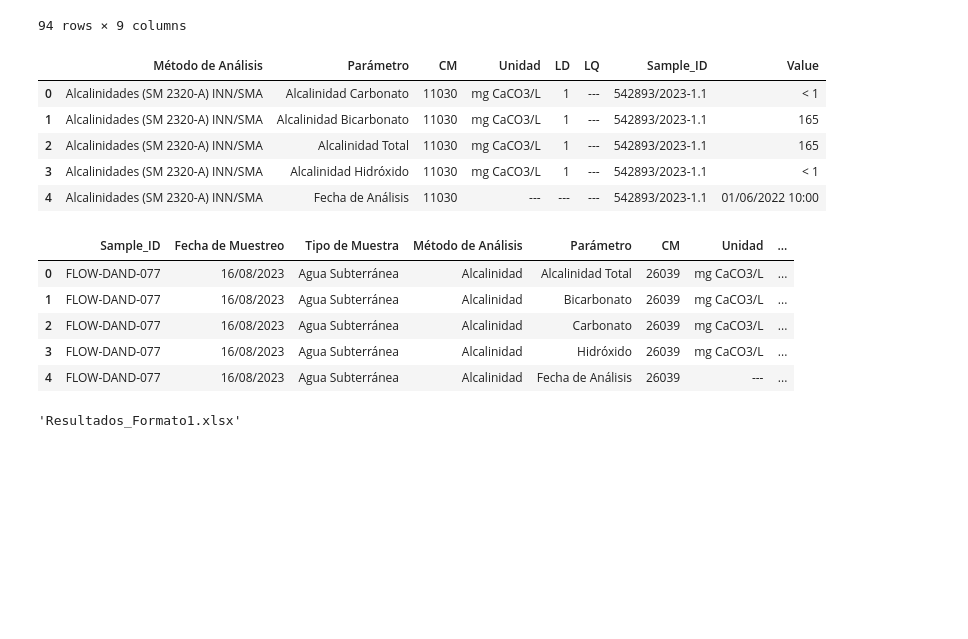
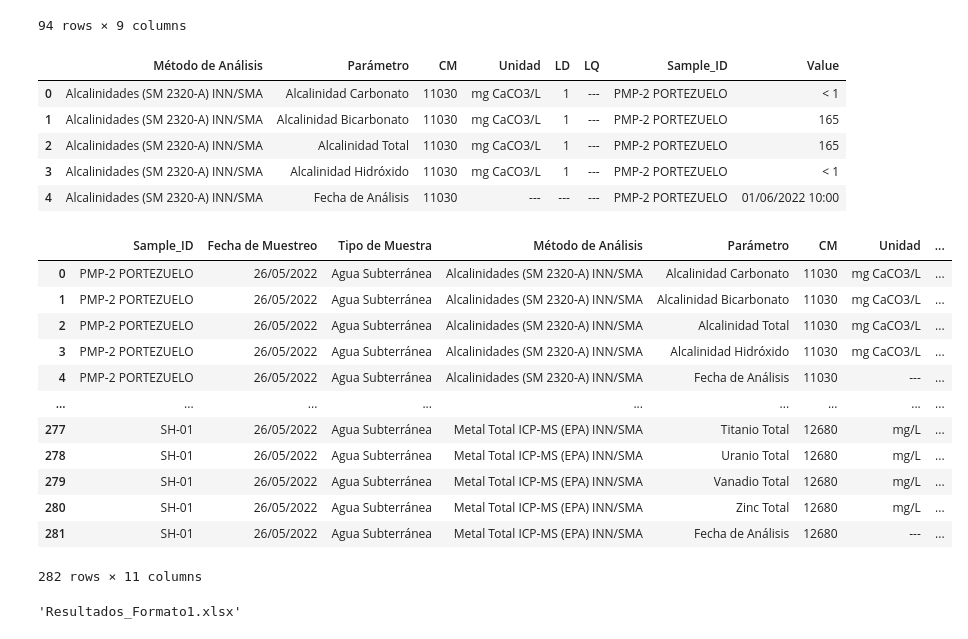
Before and after one commit to franciscoalejandro898/Tecnolog-a_Flow, a Jupyter notebook: Compilado_mlp/Actualiza_BD_PostgreSQL_Templates.ipynb, the cells around one changed output. Drawn from its saved outputs; the diff is of its cells as text; code cells hidden in the pictures; blank space fills up the shorter version.

```diff
--- a/Compilado_mlp/Actualiza_BD_PostgreSQL_Templates.ipynb
+++ b/Compilado_mlp/Actualiza_BD_PostgreSQL_Templates.ipynb
@@ -91,9 +91,9 @@ column_names = [
     "Unidad",
     "LD",
     "LQ",
-    "542893/2023-1.1",
-    "542892/2023-1.1",
-    "542894/2023-1.0",
+    "PMP-2 PORTEZUELO",
+    "PMP-1 PORTEZUELO",
+    "SH-01",
     # "542887/2023-1.0",
     # "542888/2023-1.0",
     # "542889/2023-1.0",
@@ -113,46 +113,54 @@ melted_data = pd.melt(data_for_melting,
 melted_data.head()
 # %% [output]
 |  | Método de Análisis | Parámetro | CM | Unidad | LD | LQ | Sample_ID | Value |
-| 0 | Alcalinidades (SM 2320-A) INN/SMA | Alcalinidad Carbonato | 11030 | mg CaCO3/L | 1 | --- | 542893/2023-1.1 | < 1 |
-| 1 | Alcalinidades (SM 2320-A) INN/SMA | Alcalinidad Bicarbonato | 11030 | mg CaCO3/L | 1 | --- | 542893/2023-1.1 | 165 |
-| 2 | Alcalinidades (SM 2320-A) INN/SMA | Alcalinidad Total | 11030 | mg CaCO3/L | 1 | --- | 542893/2023-1.1 | 165 |
-| 3 | Alcalinidades (SM 2320-A) INN/SMA | Alcalinidad Hidróxido | 11030 | mg CaCO3/L | 1 | --- | 542893/2023-1.1 | < 1 |
-| 4 | Alcalinidades (SM 2320-A) INN/SMA | Fecha de Análisis | 11030 | --- | --- | --- | 542893/2023-1.1 | 01/06/2022 10:00 |
+| 0 | Alcalinidades (SM 2320-A) INN/SMA | Alcalinidad Carbonato | 11030 | mg CaCO3/L | 1 | --- | PMP-2 PORTEZUELO | < 1 |
+| 1 | Alcalinidades (SM 2320-A) INN/SMA | Alcalinidad Bicarbonato | 11030 | mg CaCO3/L | 1 | --- | PMP-2 PORTEZUELO | 165 |
+| 2 | Alcalinidades (SM 2320-A) INN/SMA | Alcalinidad Total | 11030 | mg CaCO3/L | 1 | --- | PMP-2 PORTEZUELO | 165 |
+| 3 | Alcalinidades (SM 2320-A) INN/SMA | Alcalinidad Hidróxido | 11030 | mg CaCO3/L | 1 | --- | PMP-2 PORTEZUELO | < 1 |
+| 4 | Alcalinidades (SM 2320-A) INN/SMA | Fecha de Análisis | 11030 | --- | --- | --- | PMP-2 PORTEZUELO | 01/06/2022 10:00 |
 # %%
 
 # Cargamos nuevamente los datos originales de la hoja de resultados
 original_data = excel_data.parse('Resultados')
 
-# extraer las filas con los datos de identificación, fecha y tipo de muestra
+# # extraer las filas con los datos de identificación, fecha y tipo de muestra
 identification_data = original_data.iloc[9:14, 1:].transpose()
 identification_data.columns = identification_data.iloc[0]
 identification_data = identification_data.drop(identification_data.index[0])
 identification_data.reset_index(drop=True, inplace=True)
 
-# Renombrando las columnas para facilitar el acceso
+# # Renombrando las columnas para facilitar el acceso
 identification_data.columns = ["N° Informe_LB", "Fecha de Muestreo", "Hora de Muestreo", "Tipo de Muestra", "FLOW"]
 
-# Unimos los datos de identificación con los datos fundidos basándonos en el índice
-combined_data = pd.merge(melted_data, identification_data, left_on='Sample_ID', right_on='N° Informe_LB')
+# # Unimos los datos de identificación con los datos fundidos basándonos en el índice
+combined_data = pd.merge(melted_data, identification_data, left_on='Sample_ID', right_on='FLOW')
 
-# Eliminamos la columna 'Sample_ID' y ajustamos el dataframe para que 'FLOW' sea el nuevo 'Sample_ID'
+# # Eliminamos la columna 'Sample_ID' y ajustamos el dataframe para que 'FLOW' sea el nuevo 'Sample_ID'
 combined_data.drop('Sample_ID', axis=1, inplace=True)
 combined_data.rename(columns={'FLOW': 'Sample_ID'}, inplace=True)
 
 # Reorganizando las columnas para que 'Sample_ID', 'Fecha de Muestreo', y 'Tipo de Muestra' aparezcan primero
 column_order = ['Sample_ID', 'Fecha de Muestreo', 'Tipo de Muestra', 'Método de Análisis', 'Parámetro',
                 'CM', 'Unidad', 'LD', 'LQ', 'N° Informe_LB', 'Value']
 combined_data = combined_data[column_order]
 
-# Mostramos los primeros registros para verificar que los cambios se han realizado correctamente
-combined_data.head()
+# # Mostramos los primeros registros para verificar que los cambios se han realizado correctamente
+# combined_data.head()
+combined_data
 # %% [output]
 |  | Sample_ID | Fecha de Muestreo | Tipo de Muestra | Método de Análisis | Parámetro | CM | Unidad | ... |
-| 0 | FLOW-DAND-077 | 16/08/2023 | Agua Subterránea | Alcalinidad | Alcalinidad Total | 26039 | mg CaCO3/L | ... |
-| 1 | FLOW-DAND-077 | 16/08/2023 | Agua Subterránea | Alcalinidad | Bicarbonato | 26039 | mg CaCO3/L | ... |
-| 2 | FLOW-DAND-077 | 16/08/2023 | Agua Subterránea | Alcalinidad | Carbonato | 26039 | mg CaCO3/L | ... |
-| 3 | FLOW-DAND-077 | 16/08/2023 | Agua Subterránea | Alcalinidad | Hidróxido | 26039 | mg CaCO3/L | ... |
-| 4 | FLOW-DAND-077 | 16/08/2023 | Agua Subterránea | Alcalinidad | Fecha de Análisis | 26039 | --- | ... |
+| 0 | PMP-2 PORTEZUELO | 26/05/2022 | Agua Subterránea | Alcalinidades (SM 2320-A) INN/SMA | Alcalinidad Carbonato | 11030 | mg CaCO3/L | ... |
+| 1 | PMP-2 PORTEZUELO | 26/05/2022 | Agua Subterránea | Alcalinidades (SM 2320-A) INN/SMA | Alcalinidad Bicarbonato | 11030 | mg CaCO3/L | ... |
+| 2 | PMP-2 PORTEZUELO | 26/05/2022 | Agua Subterránea | Alcalinidades (SM 2320-A) INN/SMA | Alcalinidad Total | 11030 | mg CaCO3/L | ... |
+| 3 | PMP-2 PORTEZUELO | 26/05/2022 | Agua Subterránea | Alcalinidades (SM 2320-A) INN/SMA | Alcalinidad Hidróxido | 11030 | mg CaCO3/L | ... |
+| 4 | PMP-2 PORTEZUELO | 26/05/2022 | Agua Subterránea | Alcalinidades (SM 2320-A) INN/SMA | Fecha de Análisis | 11030 | --- | ... |
+| ... | ... | ... | ... | ... | ... | ... | ... | ... |
+| 277 | SH-01 | 26/05/2022 | Agua Subterránea | Metal Total ICP-MS (EPA) INN/SMA | Titanio Total | 12680 | mg/L | ... |
+| 278 | SH-01 | 26/05/2022 | Agua Subterránea | Metal Total ICP-MS (EPA) INN/SMA | Uranio Total | 12680 | mg/L | ... |
+| 279 | SH-01 | 26/05/2022 | Agua Subterránea | Metal Total ICP-MS (EPA) INN/SMA | Vanadio Total | 12680 | mg/L | ... |
+| 280 | SH-01 | 26/05/2022 | Agua Subterránea | Metal Total ICP-MS (EPA) INN/SMA | Zinc Total | 12680 | mg/L | ... |
+| 281 | SH-01 | 26/05/2022 | Agua Subterránea | Metal Total ICP-MS (EPA) INN/SMA | Fecha de Análisis | 12680 | --- | ... |
+282 rows × 11 columns
 # %%
 # Guardaremos el dataframe transformado en un nuevo archivo Excel para revisar
 
```
Also changed, not shown: parts of 3 cells of this notebook.
